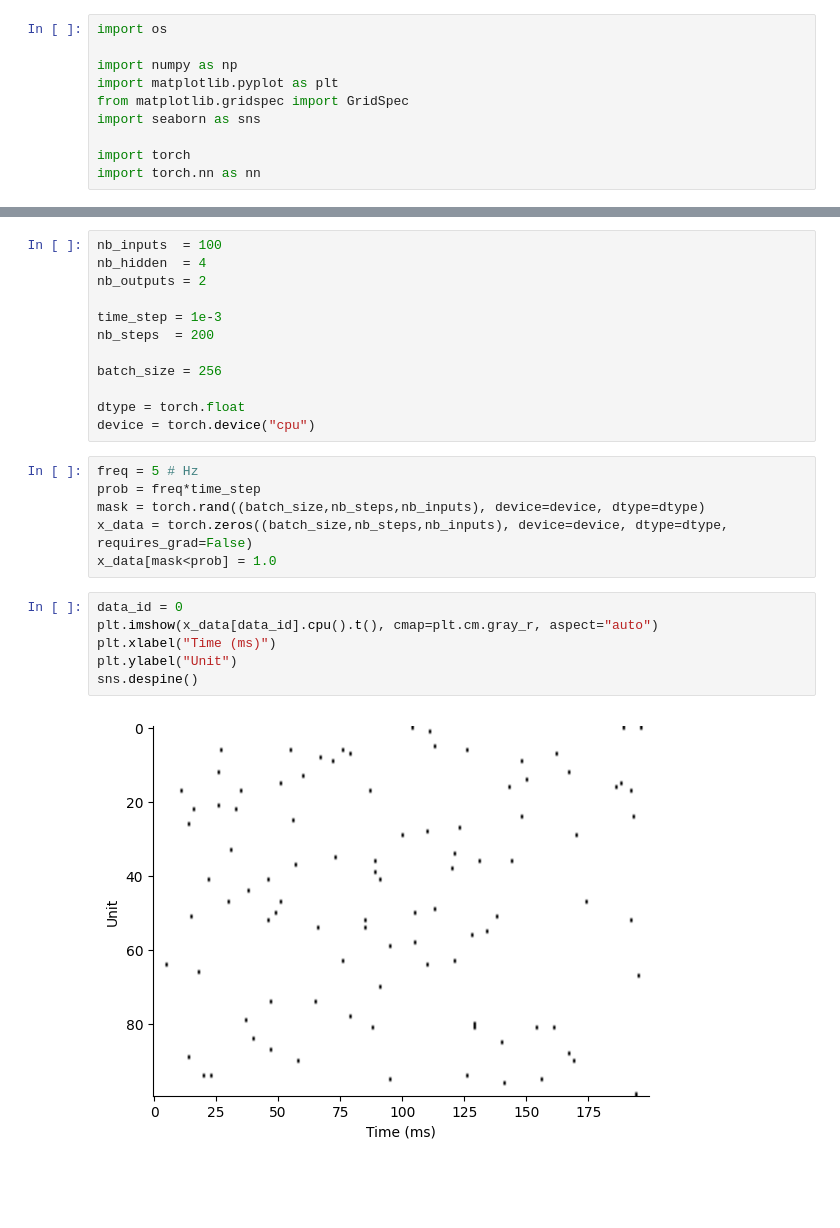
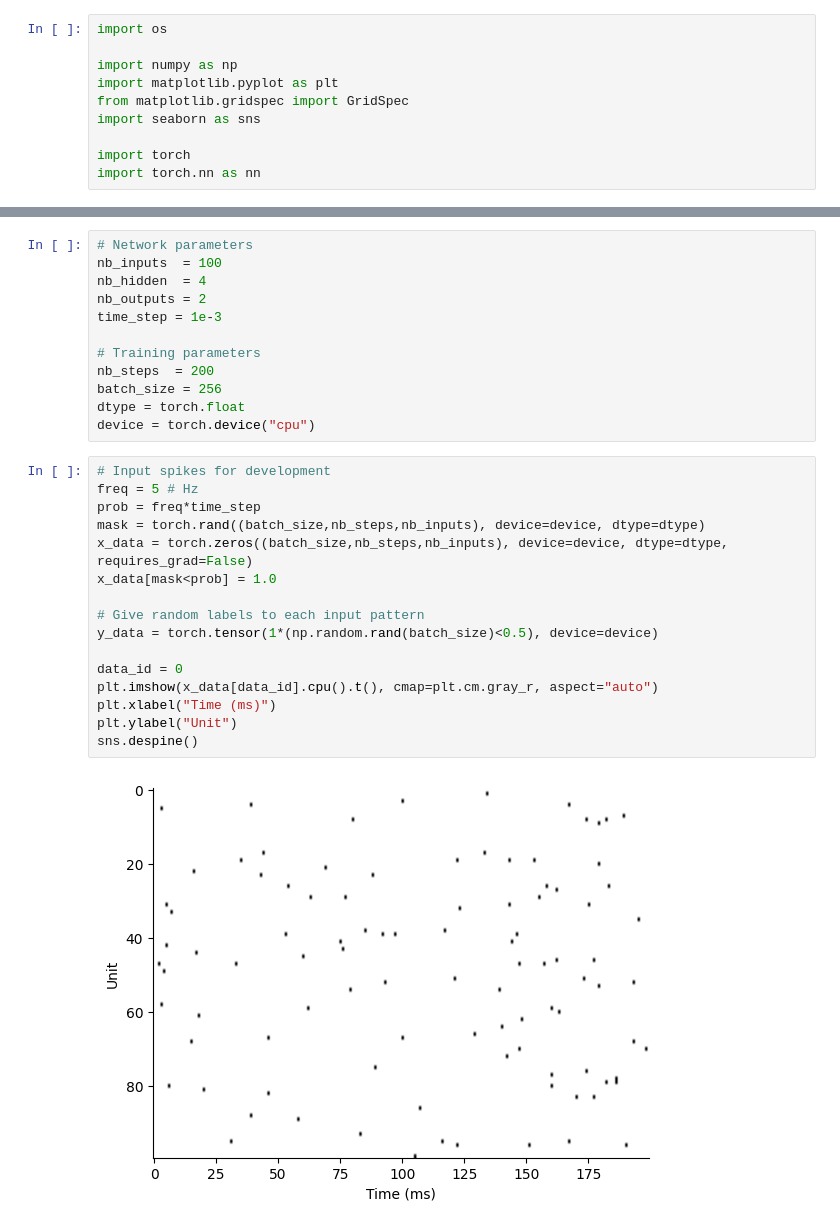
Before and after one commit to ZachLoschin/SpikingNerualNetworks, a Jupyter notebook: RLS training/LIFNeuron.ipynb, the cells around one changed output, grey strips where cells are left out. Saved outputs shown, nothing was run; the diff lists cells and outputs as text; blank space fills up the shorter version.

```diff
--- a/RLS training/LIFNeuron.ipynb
+++ b/RLS training/LIFNeuron.ipynb
@@ -81,26 +11,30 @@ plt.show()
 # %%
+# Network parameters
 nb_inputs  = 100
 nb_hidden  = 4
 nb_outputs = 2
+time_step = 1e-3
 
-time_step = 1e-3
+# Training parameters
 nb_steps  = 200
-
 batch_size = 256
-
 dtype = torch.float
 device = torch.device("cpu")
 # %%
+# Input spikes for development
 freq = 5 # Hz
 prob = freq*time_step
 mask = torch.rand((batch_size,nb_steps,nb_inputs), device=device, dtype=dtype)
 x_data = torch.zeros((batch_size,nb_steps,nb_inputs), device=device, dtype=dtype, requires_grad=False)
 x_data[mask<prob] = 1.0
+
+# Give random labels to each input pattern
+y_data = torch.tensor(1*(np.random.rand(batch_size)<0.5), device=device)
+
+data_id = 0
+plt.imshow(x_data[data_id].cpu().t(), cmap=plt.cm.gray_r, aspect="auto")
+plt.xlabel("Time (ms)")
+plt.ylabel("Unit")
+sns.despine()
+# %% [output]
+[figure, added]
-# %%
-data_id = 0
-plt.imshow(x_data[data_id].cpu().t(), cmap=plt.cm.gray_r, aspect="auto")
-plt.xlabel("Time (ms)")
-plt.ylabel("Unit")
-sns.despine()
-# %% [output]
-[figure, removed]
```
Also changed, not shown: parts of 6 cells of this notebook.
